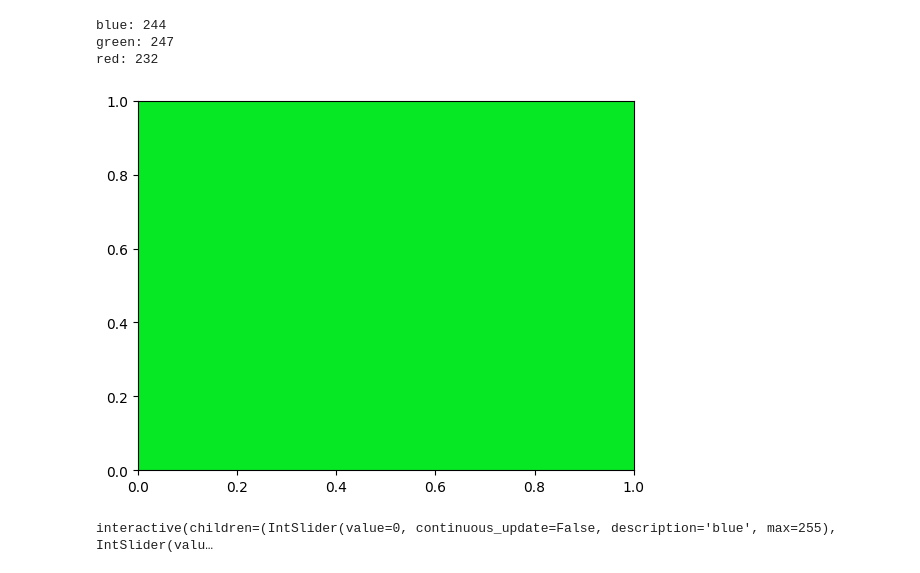
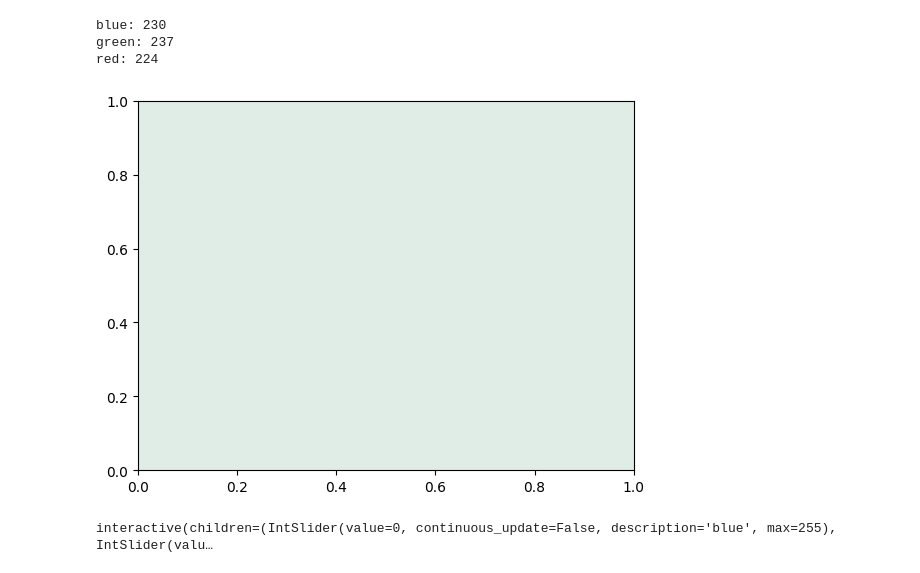
Before and after one commit to shin902/gakkai, a Jupyter notebook: src/Modules/hsv_low_high.ipynb, the cells around one changed output. Cells and saved outputs as stored; diff of their text form; code cells hidden in the pictures.

```diff
--- a/src/Modules/hsv_low_high.ipynb
+++ b/src/Modules/hsv_low_high.ipynb
@@ -58,5 +58,4 @@ def show_color_hsv(hue, saturation, value):
 
     show_color_bgr(bgr[0][0][0], bgr[0][0][1], bgr[0][0][2])
 # %%
-image = cv.imread("../../Resources/Input and Output/input/S__31277060.jpg")
-show_image(image)
+image = cv.imread("../../Resources/Input and Output/output/S__31277060_denoised.jpg")
@@ -65,24 +62,24 @@ show_image(image)
 # %%
 # Calculate center row and column
 row =400
 col = 800
 
 # Extract and print blue, green, and red values
-h = image[row][col][0]
-s = image[row][col][1]
-v = image[row][col][2]
+blue = image[row][col][0]
+green = image[row][col][1]
+red = image[row][col][2]
 
-print("blue:", h)
-print("green:", s)
-print("red:", v)
+print("blue:", blue)
+print("green:", green)
+print("red:", red)
 
 # Display this color
-show_color_hsv(h, s, v)
+show_color_bgr(blue, green, red)
 # %% [output]
-blue: 244
-green: 247
-red: 232
+blue: 230
+green: 237
+red: 224
-[figure, old version]
+[figure, new version]
 # %%
 # BGR color
 widgets.interact(show_color_bgr,
```
Also changed, not shown: parts of 11 cells of this notebook.
